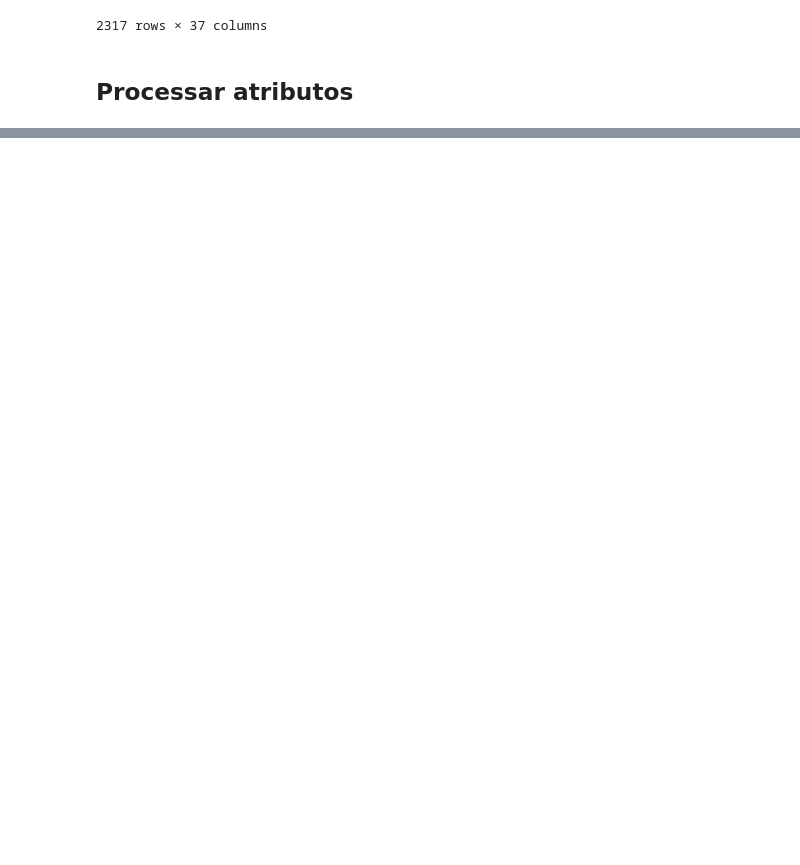
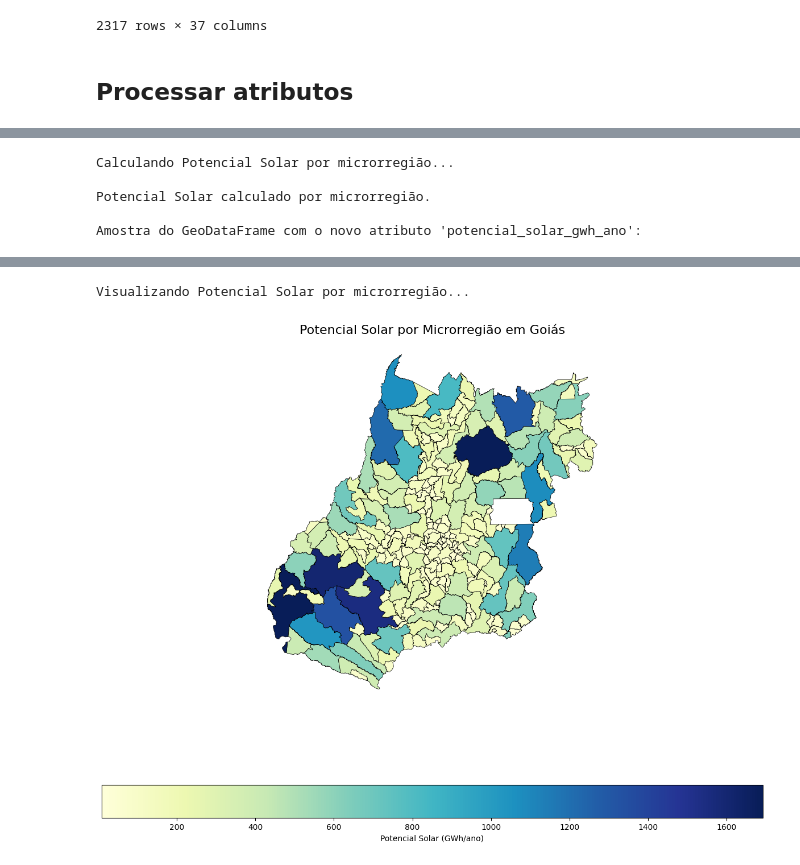
Before and after one commit to Ficheles/ml-politicas-energeticas-ifg-2025, a Jupyter notebook: exploratory_data_analysis.ipynb, the cells around one changed output, grey strips where cells are left out. Saved outputs shown, nothing was run; the diff lists cells and outputs as text; code cells hidden in the pictures; blank space fills up the shorter version.

Commit message:
potencial solar

```diff
--- a/exploratory_data_analysis.ipynb
+++ b/exploratory_data_analysis.ipynb
@@ -1381,0 +1389,77 @@ DataSourceError: caminho/para/seu/shapefile_microrregioes.shp: No such file or d
+# %%
+import pandas as pd
+import numpy as np
+
+# Verificar se o GeoDataFrame com atributos climáticos agregados existe
+if 'gdf_microrregioes_com_atributos' in locals() and not gdf_microrregioes_com_atributos.empty:
+    print("Calculando Potencial Solar por microrregião...")
+
+    # Definir os parâmetros para o cálculo do potencial solar
+    eficiencia_painel = 0.20  # Exemplo: 20% de eficiência do painel
+    performance_ratio = 0.80  # Exemplo: 80% de Performance Ratio
+
+    # Assumir uma fração da área total para a área disponível (AJUSTE CONFORME NECESSÁRIO)
+    # Por exemplo, 1% da área total da microrregião é considerada disponível para painéis solares
+    fracao_area_disponivel = 0.01
+
+    # Nome da coluna de radiação global agregada no GeoDataFrame
+    coluna_radiacao_agregada = 'solar_mean_diaria_anual' # VERIFIQUE O NOME DA COLUNA CORRETA
+
+    # Verificar se a coluna de radiação global agregada existe
+    if coluna_radiacao_agregada in gdf_microrregioes_com_atributos.columns:
+
+        # Converter a radiação média diária anual de Kj/m²/dia para kWh/m²/ano
+        # 1 Kj = 0.000238846 kWh
+        # Multiplicar por 365 para obter o valor anual
+        gdf_microrregioes_com_atributos['irradiacao_media_anual_kwh_m2_ano'] = (
+            gdf_microrregioes_com_atributos[coluna_radiacao_agregada] * 0.000238846 * 365
+        )
+
+        # Calcular a Área Disponível em m² (Area_km2 já deve estar em km²)
+        # 1 km² = 1,000,000 m²
+        gdf_microrregioes_com_atributos['area_disponivel_m2'] = (
+            gdf_microrregioes_com_atributos['area_km2'] * 1_000_000 * fracao_area_disponivel
+        )
+
+
+        # Calcular o Potencial Solar (GWh/ano)
+        # (kWh/m²/ano) * (m²) * (eficiência) * (PR) / 1,000,000 (para converter kWh para GWh)
+        gdf_microrregioes_com_atributos['potencial_solar_gwh_ano'] = (
+            gdf_microrregioes_com_atributos['irradiacao_media_anual_kwh_m2_ano'] *
+            gdf_microrregioes_com_atributos['area_disponivel_m2'] *
+            eficiencia_painel *
+            performance_ratio / 1_000_000
+        )
+
+        print("\nPotencial Solar calculado por microrregião.")
+        print("\nAmostra do GeoDataFrame com o novo atributo 'potencial_solar_gwh_ano':")
+        display(gdf_microrregioes_com_atributos[['NM_MUN', 'irradiacao_media_anual_kwh_m2_ano', 'area_disponivel_m2', 'potencial_solar_gwh_ano']].head())
+
+        # Opcional: Visualizar o Potencial Solar no mapa
+        print("\nVisualizando Potencial Solar por microrregião...")
+        fig, ax = plt.subplots(1, 1, figsize=(15, 12))
+        gdf_microrregioes_com_atributos.plot(column='potencial_solar_gwh_ano',
+                                            ax=ax,
+                                            legend=True,
+                                            cmap='YlGnBu', # Esquema de cores (Amarelo-Verde-Azul)
+                                            edgecolor='black',
+                                            linewidth=0.5,
+                                            legend_kwds={'label': "Potencial Solar (GWh/ano)", 'orientation': "horizontal"})
+        ax.set_title('Potencial Solar por Microrregião em Goiás', fontsize=16)
+        ax.set_axis_off()
+        plt.show()
+
+
+    else:
+        print(f"Erro: Coluna de radiação global agregada '{coluna_radiacao_agregada}' não encontrada no GeoDataFrame.")
+        print("Verifique se a agregação dos dados climáticos foi bem sucedida e o nome da coluna.")
+
+else:
+    print("Erro: GeoDataFrame 'gdf_microrregioes_com_atributos' não encontrado ou está vazio.")
+    print("Por favor, execute as células anteriores para criar este GeoDataFrame.")
+# %% [output]
+Calculando Potencial Solar por microrregião...
+
+Potencial Solar calculado por microrregião.
+
+Amostra do GeoDataFrame com o novo atributo 'potencial_solar_gwh_ano':
@@ -1381,0 +1472,2 @@ DataSourceError: caminho/para/seu/shapefile_microrregioes.shp: No such file or d
+Visualizando Potencial Solar por microrregião...
+[figure, added]
```
Also changed, not shown: parts of 17 cells of this notebook.
